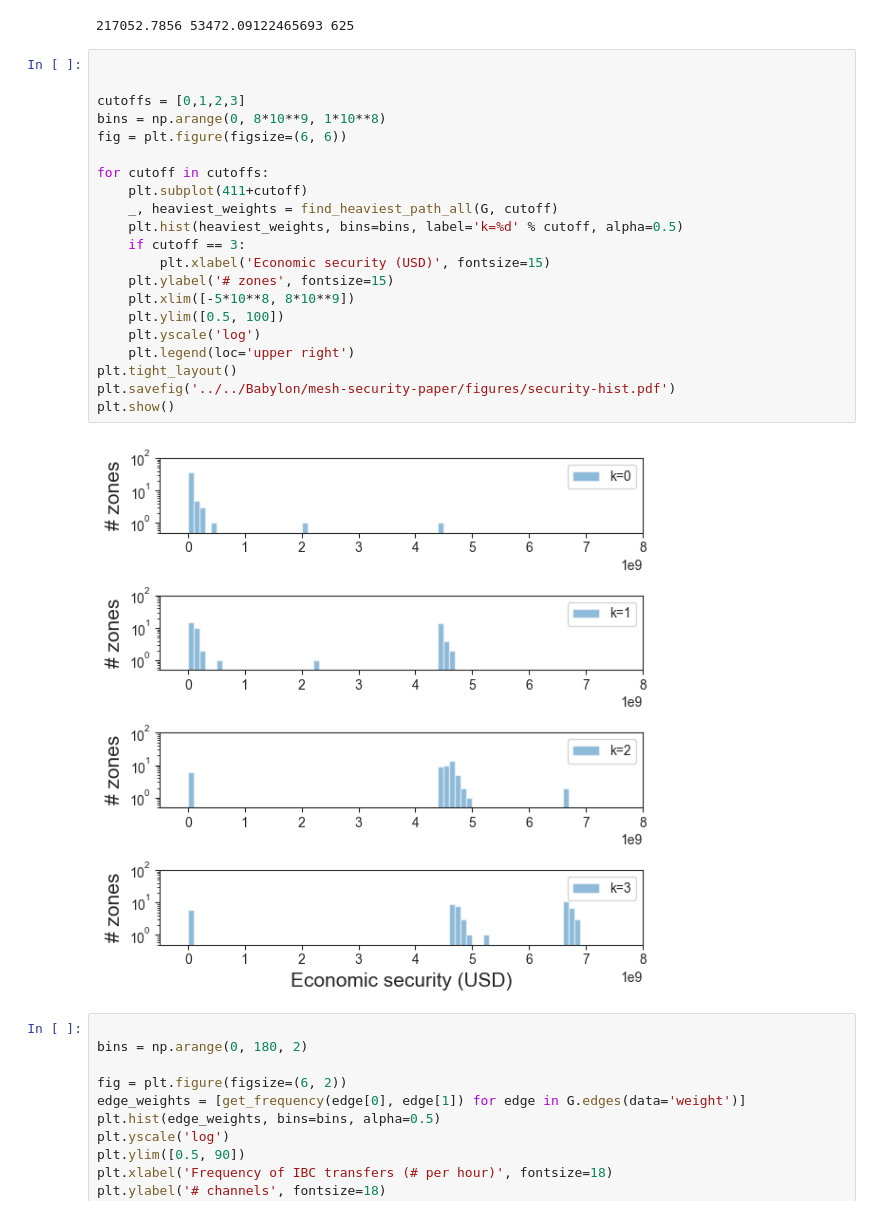
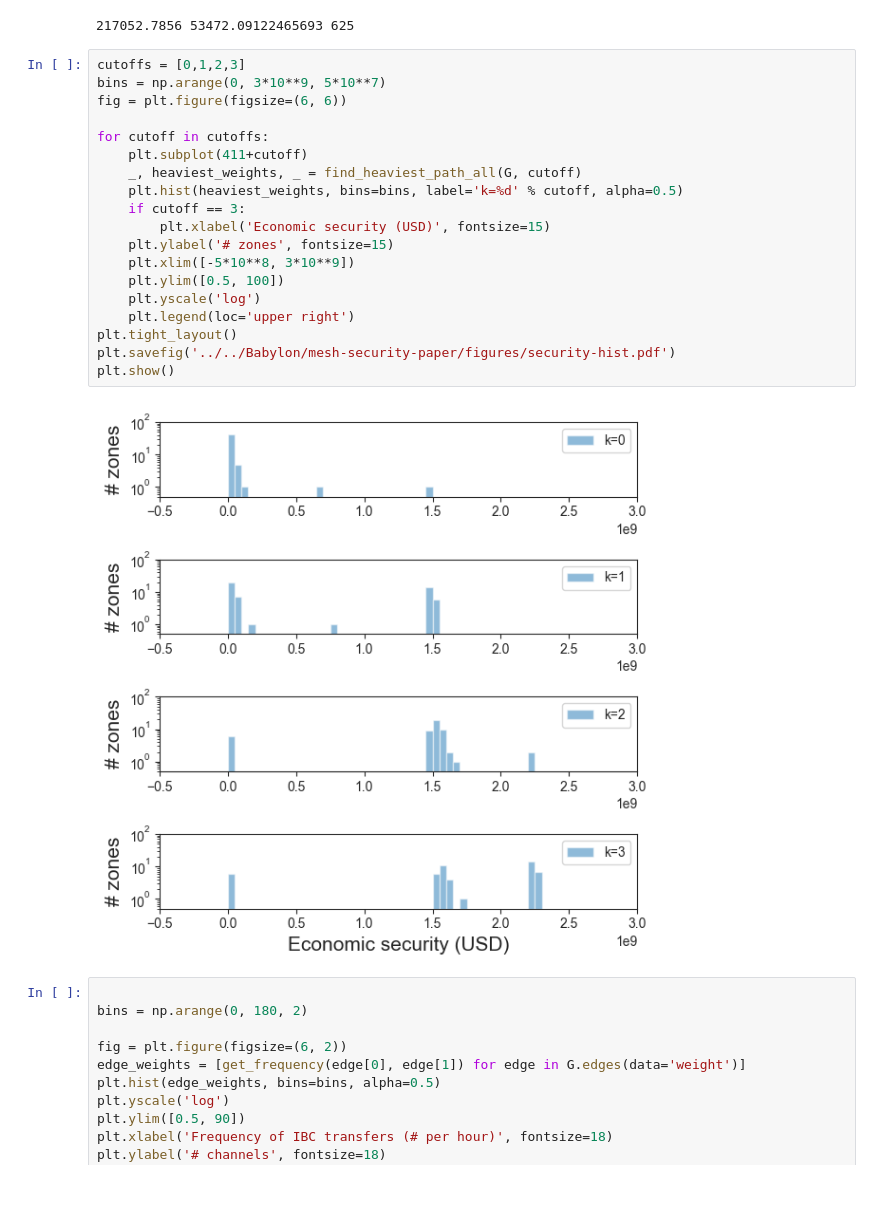
Before and after one commit to babylonchain/mapofzones-crawler, a Jupyter notebook: analysis.ipynb, the cells around one changed output. Cells and saved outputs as stored; diff of their text form.

```diff
--- a/analysis.ipynb
+++ b/analysis.ipynb
@@ -274,28 +274,26 @@ print(gas_usage_np.mean(), gas_usage_np.std(), len(gas_usage_np))
 # %% [output]
 217052.7856 53472.09122465693 625
 # %%
-
-
 cutoffs = [0,1,2,3]
-bins = np.arange(0, 8*10**9, 1*10**8)
+bins = np.arange(0, 3*10**9, 5*10**7)
 fig = plt.figure(figsize=(6, 6))
 
 for cutoff in cutoffs:
     plt.subplot(411+cutoff)
-    _, heaviest_weights = find_heaviest_path_all(G, cutoff)
+    _, heaviest_weights, _ = find_heaviest_path_all(G, cutoff)
     plt.hist(heaviest_weights, bins=bins, label='k=%d' % cutoff, alpha=0.5)
     if cutoff == 3:
         plt.xlabel('Economic security (USD)', fontsize=15)
     plt.ylabel('# zones', fontsize=15)
-    plt.xlim([-5*10**8, 8*10**9])
+    plt.xlim([-5*10**8, 3*10**9])
     plt.ylim([0.5, 100])
     plt.yscale('log')
     plt.legend(loc='upper right')
 plt.tight_layout()
 plt.savefig('../../Babylon/mesh-security-paper/figures/security-hist.pdf')
 plt.show()
 # %% [output]
-[figure, old version]
+[figure, new version]
 # %%
 
 bins = np.arange(0, 180, 2)
```
